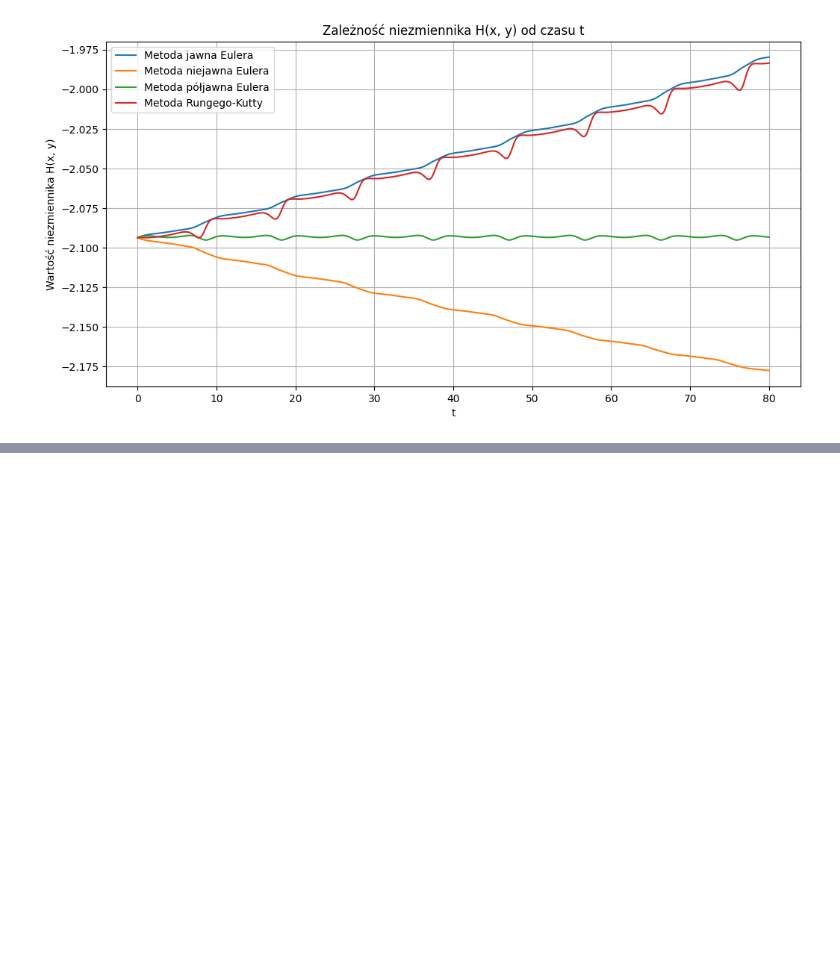
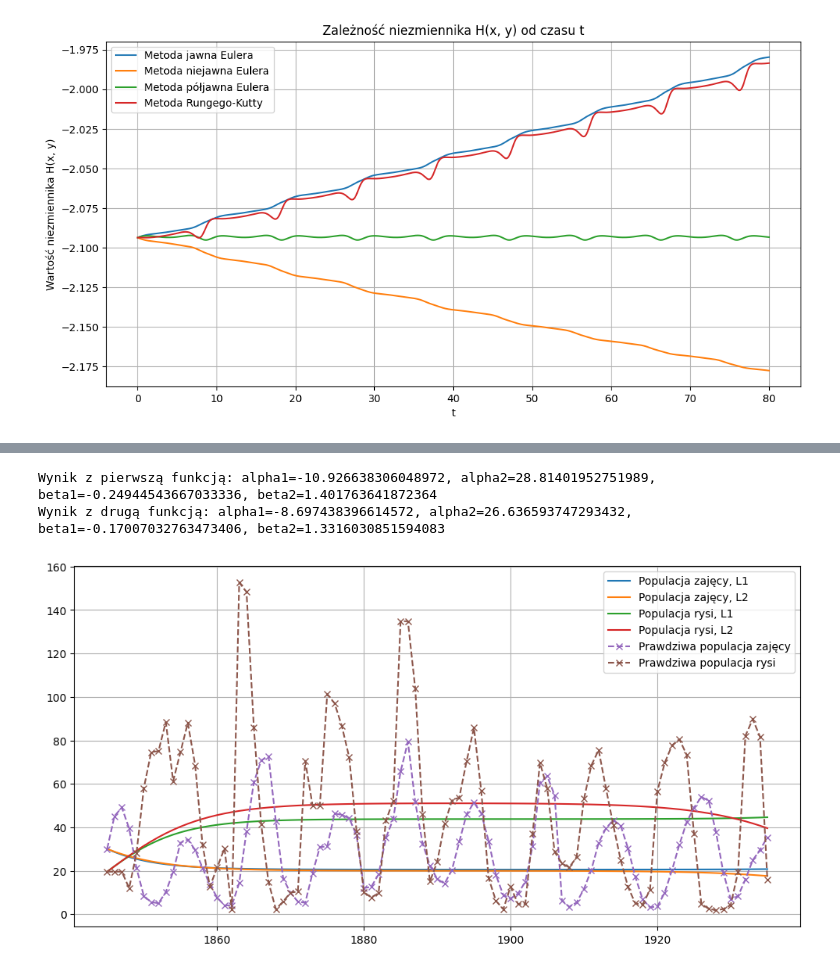
Before and after one commit to memecat5/MOWNIT, a Jupyter notebook: lab10/lab10.ipynb, the cells around one changed output, grey strips where cells are left out. Drawn from its saved outputs; the diff is of its cells as text; code cells hidden in the pictures; blank space fills up the shorter version.

```diff
--- a/lab10/lab10.ipynb
+++ b/lab10/lab10.ipynb
@@ -158,0 +195,43 @@ plt.show()
+# %%
+def L1(lynx_real, lynx_predicted, hare_real, hare_predicted) -> np.double:
+    return np.sum((lynx_predicted-lynx_real)**2) + np.sum((hare_predicted - hare_real)**2)
+
+def L2(lynx_real, lynx_predicted, hare_real, hare_predicted):
+    return -np.sum(lynx_real * np.log(lynx_predicted)) - np.sum(hare_real * np.log(hare_predicted)) + np.sum(lynx_predicted) + np.sum(hare_predicted)
+
+def WL(params, lynx_real, hare_real, L) -> float:
+    # [alpha1, alpha2, beta1, beta2]
+    hare_p, lynx_p = \
+    RK4(hare_real[0], lynx_real[0], len(hare_real), params[0], params[1], params[2], params[3])
+
+    return L(lynx_real, lynx_p, hare_real, hare_p)
+
+
+
+result1 = minimize(WL, [alpha1, alpha2, beta1, beta2], args=(lynx, hares, L1), method='Nelder-Mead')
+#print(result1)
+result2 = minimize(WL, [alpha1, alpha2, beta1, beta2], args=(lynx, hares, L2), method='Nelder-Mead')
+#print(result2)
+
+print(f"Wynik z pierwszą funkcją: alpha1={result1.x[0]}, alpha2={result1.x[1]}, beta1={result1.x[2]}, beta2={result1.x[3]} ")
+print(f"Wynik z drugą funkcją: alpha1={result2.x[0]}, alpha2={result2.x[1]}, beta1={result2.x[2]}, beta2={result2.x[3]} ")
+# %% [output]
+Wynik z pierwszą funkcją: alpha1=-10.926638306048972, alpha2=28.81401952751989, beta1=-0.24944543667033336, beta2=1.401763641872364
+Wynik z drugą funkcją: alpha1=-8.697438396614572, alpha2=26.636593747293432, beta1=-0.17007032763473406, beta2=1.3316030851594083
+# %%
+#może jakiś wykres jak to wychodzi dla takich danych
+y1_hares, y1_lynx = RK4(hares[0], lynx[0], len(hares), result1.x[0], result1.x[1], result1.x[2], result1.x[3])
+y2_hares, y2_lynx = RK4(hares[0], lynx[0], len(hares), result2.x[0], result2.x[1], result2.x[2], result2.x[3])
+
+plt.figure(figsize=(12, 6))
+plt.plot(years, y1_hares, label="Populacja zajęcy, L1")
+plt.plot(years, y2_hares, label="Populacja zajęcy, L2")
+plt.plot(years, y1_lynx, label="Populacja rysi, L1")
+plt.plot(years, y2_lynx, label="Populacja rysi, L2")
+plt.plot(years, hares, label="Prawdziwa populacja zajęcy", marker="x", ls="--")
+plt.plot(years, lynx, label="Prawdziwa populacja rysi", marker="x", ls="--")
+plt.legend()
+plt.grid()
+plt.show()
+# %% [output]
+[figure, added]
```
Also changed, not shown: parts of 5 cells of this notebook.
